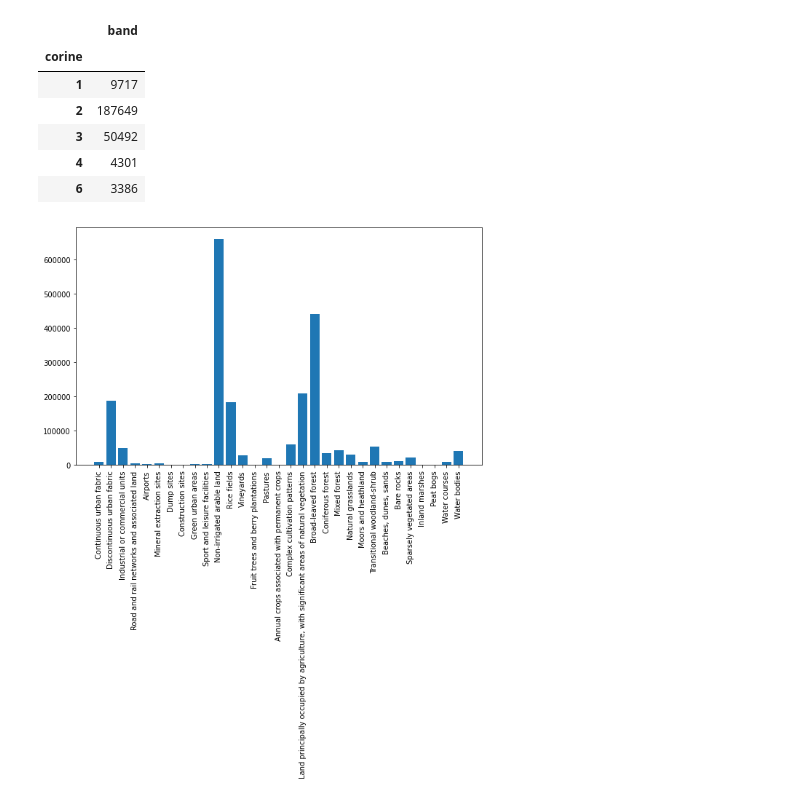
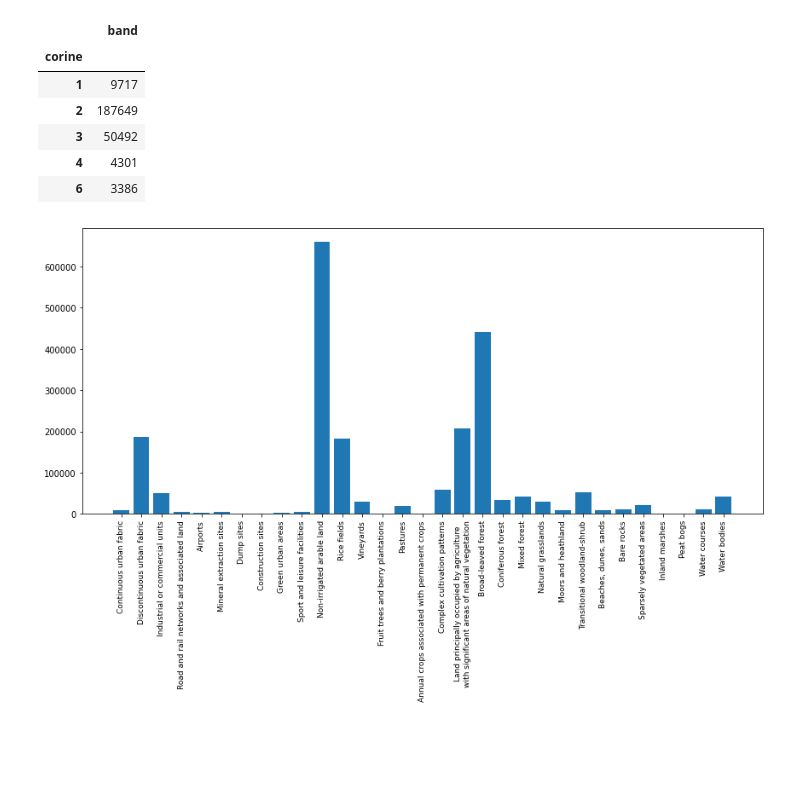
Before and after one commit to ECMWFCode4Earth/MaLePoM, a Jupyter notebook: corine_emissions.ipynb, the cells around one changed output. Cells and saved outputs as stored; diff of their text form; code cells hidden in the pictures; blank space fills up the shorter version.

Commit message:
CORINE plots

```diff
--- a/corine_emissions.ipynb
+++ b/corine_emissions.ipynb
@@ -63,6 +63,9 @@ values.head()
 | 2 | 3 | 3210212.0 | Industrial or commercial units | 0.800000 | 0.301961 | 0.949020 | 121 |
 | 3 | 4 | 414626.0 | Road and rail networks and associ... | 0.800000 | 0.000000 | 0.000000 | 122 |
 | 4 | 5 | 122685.0 | Port areas | 0.901961 | 0.800000 | 0.800000 | 123 |
+# %%
+# replacing very long label name
+values.loc[20, 'LABEL3'] = 'Land principally occupied by agriculture\nwith significant areas of natural vegetation'
 # %%
 # Create colormap using colors specified in supplementary files
 colors = [(row.Red, row.Green, row.Blue) for index, row in values.iterrows()]
@@ -95,11 +98,11 @@ bar_x = [values.set_index('Value').loc[x, 'LABEL3'] for x in list(set(df.index.v
 # %%
 plt.bar(bar_x, df.band)
 fig = plt.gcf()
 ax = plt.gca()
 
-ax.set_xticklabels(bar_x, rotation=90)
-fig.set_size_inches(10,6)
+ax.set_xticklabels(bar_x, rotation=90, fontsize=9)
+fig.set_size_inches(12,8)
 plt.tight_layout()
-plt.savefig('LULC_freqs.png', dpi=240)
+plt.savefig('./outputs/LULC_freqs.png', dpi=240)
 # %% [output]
-[figure, old version]
+[figure, new version]
```
Also changed, not shown: parts of 1 cell of this notebook, 2 other files.
